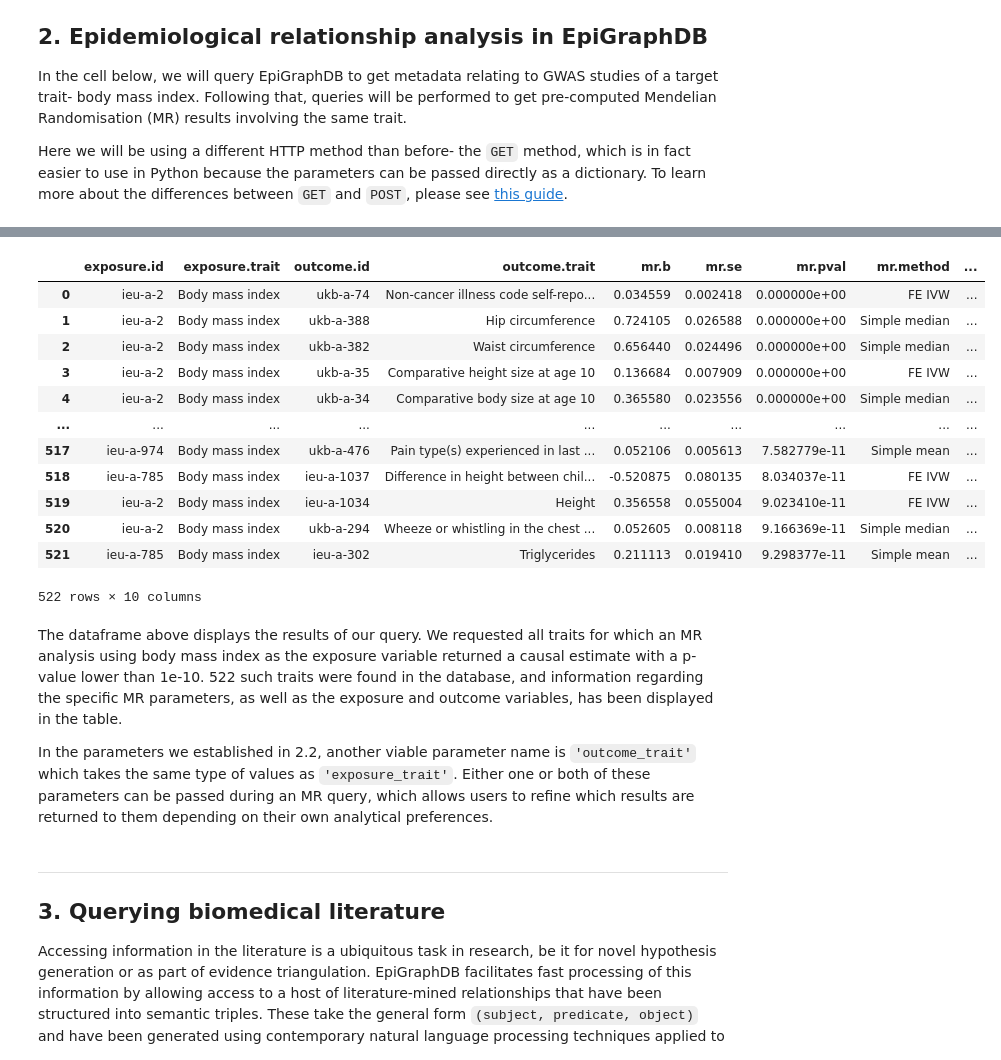
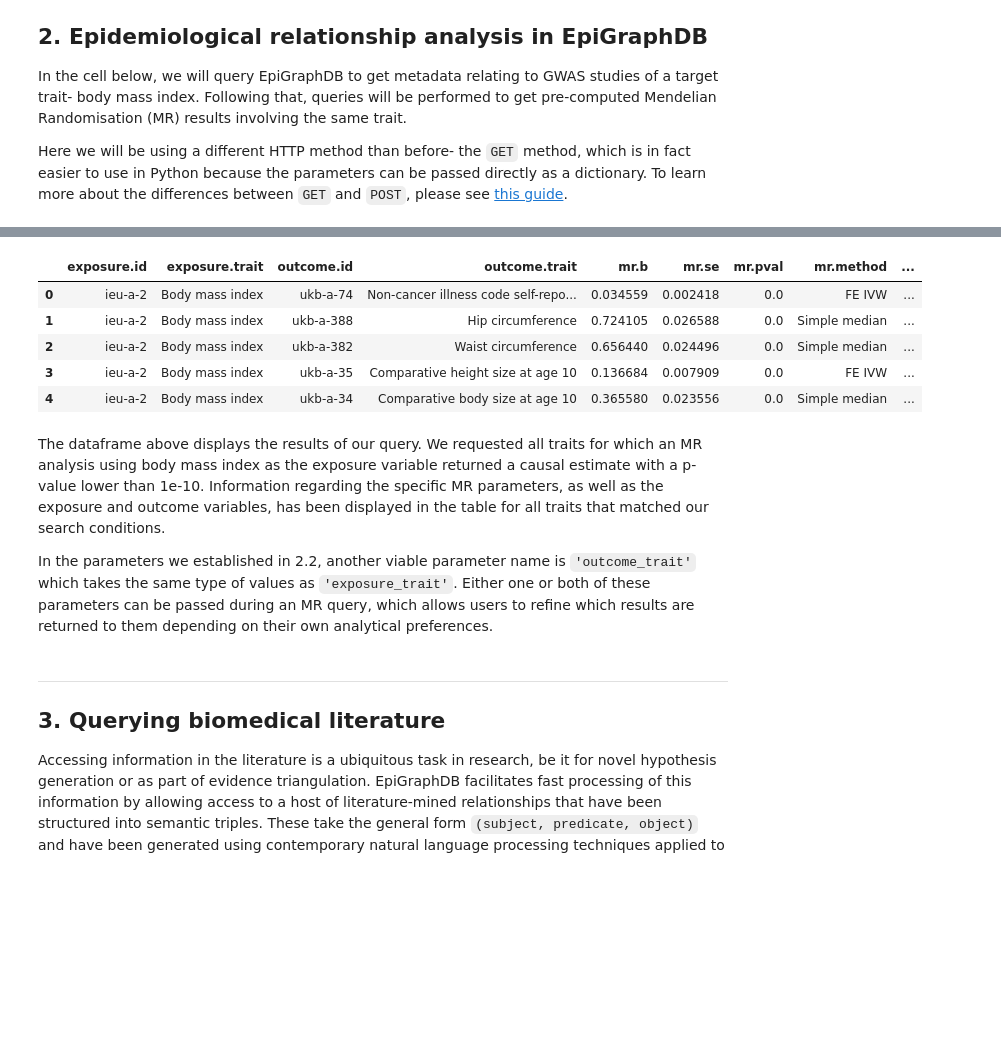
Before and after one commit to MRCIEU/epigraphdb, a Jupyter notebook: general-examples/getting_started_with_epigraph.ipynb, the cells around one changed output, grey strips where cells are left out. Drawn from its saved outputs; the diff is of its cells as text; code cells hidden in the pictures; blank space fills up the shorter version.

```diff
--- a/general-examples/getting_started_with_epigraph.ipynb
+++ b/general-examples/getting_started_with_epigraph.ipynb
@@ -147,36 +143,29 @@ gwas_df
 # %%
 # 2.2 Getting MR results for a trait
 
 # Set parameters
 params = {'exposure_trait': 'Body mass index',
           'pval_threshold': 1e-10}
 
 # Send request
 endpoint = '/mr'
 response_object = requests.get(API_URL + endpoint, params=params)
 response_object.raise_for_status()
 
 # Store and display results
 result = response_object.json()['results']
 BMI_MR_df = pd.json_normalize(result)
 
-BMI_MR_df
+BMI_MR_df.head()
 # %% [output]
 |  | exposure.id | exposure.trait | outcome.id | outcome.trait | mr.b | mr.se | mr.pval | mr.method | ... |
-| 0 | ieu-a-2 | Body mass index | ukb-a-74 | Non-cancer illness code self-repo... | 0.034559 | 0.002418 | 0.000000e+00 | FE IVW | ... |
-| 1 | ieu-a-2 | Body mass index | ukb-a-388 | Hip circumference | 0.724105 | 0.026588 | 0.000000e+00 | Simple median | ... |
-| 2 | ieu-a-2 | Body mass index | ukb-a-382 | Waist circumference | 0.656440 | 0.024496 | 0.000000e+00 | Simple median | ... |
-| 3 | ieu-a-2 | Body mass index | ukb-a-35 | Comparative height size at age 10 | 0.136684 | 0.007909 | 0.000000e+00 | FE IVW | ... |
-| 4 | ieu-a-2 | Body mass index | ukb-a-34 | Comparative body size at age 10 | 0.365580 | 0.023556 | 0.000000e+00 | Simple median | ... |
-| ... | ... | ... | ... | ... | ... | ... | ... | ... | ... |
-| 517 | ieu-a-974 | Body mass index | ukb-a-476 | Pain type(s) experienced in last ... | 0.052106 | 0.005613 | 7.582779e-11 | Simple mean | ... |
-| 518 | ieu-a-785 | Body mass index | ieu-a-1037 | Difference in height between chil... | -0.520875 | 0.080135 | 8.034037e-11 | FE IVW | ... |
-| 519 | ieu-a-2 | Body mass index | ieu-a-1034 | Height | 0.356558 | 0.055004 | 9.023410e-11 | FE IVW | ... |
-| 520 | ieu-a-2 | Body mass index | ukb-a-294 | Wheeze or whistling in the chest ... | 0.052605 | 0.008118 | 9.166369e-11 | Simple median | ... |
-| 521 | ieu-a-785 | Body mass index | ieu-a-302 | Triglycerides | 0.211113 | 0.019410 | 9.298377e-11 | Simple mean | ... |
+| 0 | ieu-a-2 | Body mass index | ukb-a-74 | Non-cancer illness code self-repo... | 0.034559 | 0.002418 | 0.0 | FE IVW | ... |
+| 1 | ieu-a-2 | Body mass index | ukb-a-388 | Hip circumference | 0.724105 | 0.026588 | 0.0 | Simple median | ... |
+| 2 | ieu-a-2 | Body mass index | ukb-a-382 | Waist circumference | 0.656440 | 0.024496 | 0.0 | Simple median | ... |
+| 3 | ieu-a-2 | Body mass index | ukb-a-35 | Comparative height size at age 10 | 0.136684 | 0.007909 | 0.0 | FE IVW | ... |
+| 4 | ieu-a-2 | Body mass index | ukb-a-34 | Comparative body size at age 10 | 0.365580 | 0.023556 | 0.0 | Simple median | ... |
-522 rows × 10 columns
 # %% [markdown]
-The dataframe above displays the results of our query. We requested all traits for which an MR analysis using body mass index as the exposure variable returned a causal estimate with a p-value lower than 1e-10. 522 such traits were found in the database, and information regarding the specific MR parameters, as well as the exposure and outcome variables,  has been displayed in the table.
+The dataframe above displays the results of our query. We requested all traits for which an MR analysis using body mass index as the exposure variable returned a causal estimate with a p-value lower than 1e-10. Information regarding the specific MR parameters, as well as the exposure and outcome variables, has been displayed in the table for all traits that matched our search conditions.
 
 In the parameters we established in 2.2, another viable parameter name is `'outcome_trait'` which takes the same type of values as `'exposure_trait'`. Either one or both of these parameters can be passed during an MR query, which allows users to refine which results are returned to them depending on their own analytical preferences.
 # %% [markdown]
```
Also changed, not shown: parts of 7 cells of this notebook.
